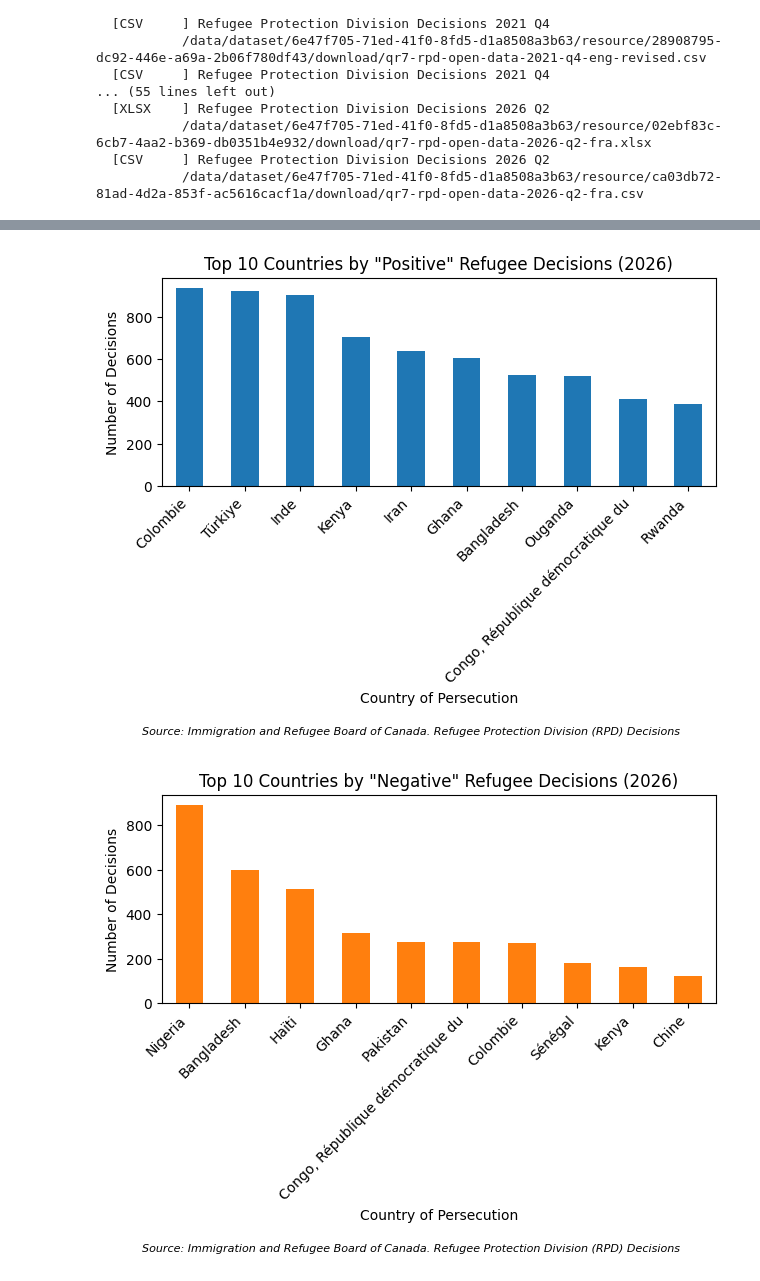
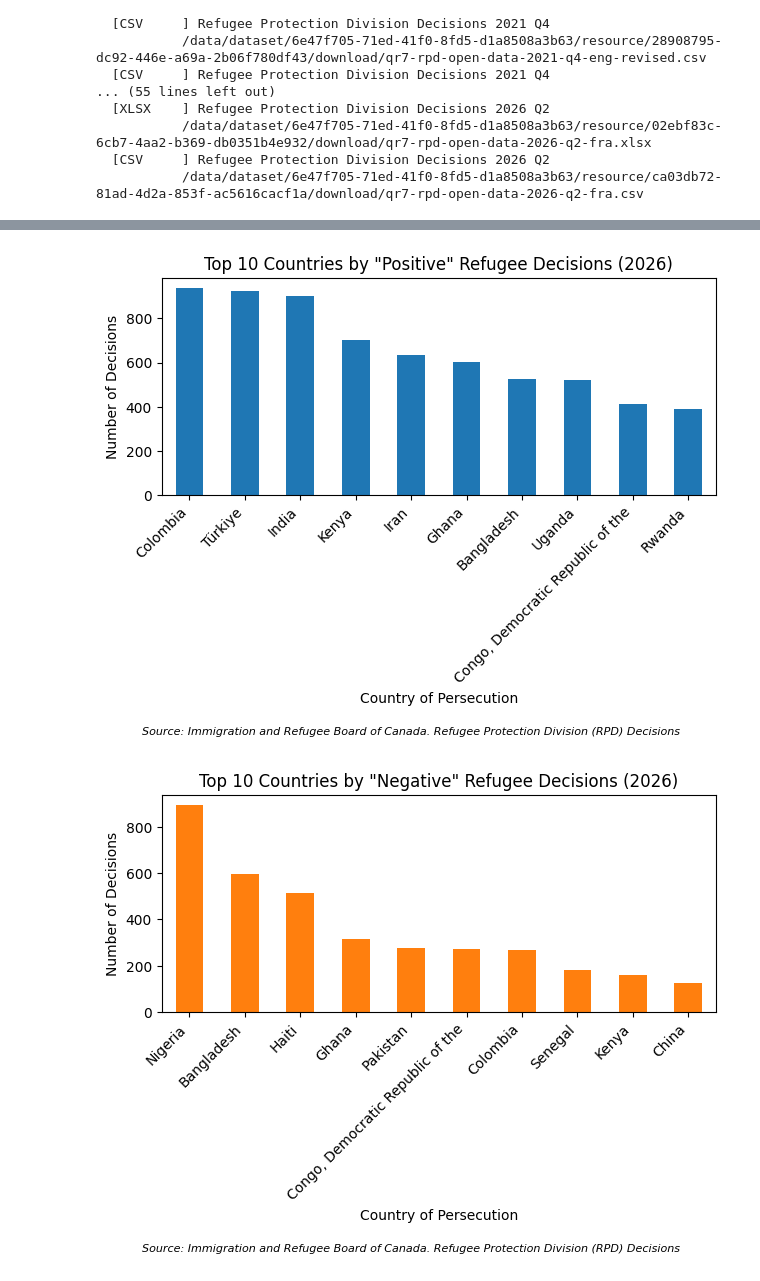
Before and after one commit to yrmo/gcinfo, a Jupyter notebook: refugee-protection-division-decisions.ipynb, the cells around one changed output, grey strips where cells are left out. Drawn from its saved outputs; the diff is of its cells as text; code cells hidden in the pictures.

Commit message:
Fix #2: Use English dataset in refugee protection decisions notebook

```diff
--- a/refugee-protection-division-decisions.ipynb
+++ b/refugee-protection-division-decisions.ipynb
@@ -21,5 +21,5 @@ Citation: Immigration and Refugee Board of Canada. Refugee Protection Division (
   [CSV     ] Refugee Protection Division Decisions 2026 Q2
            /data/dataset/6e47f705-71ed-41f0-8fd5-d1a8508a3b63/resource/ca03db72-81ad-4d2a-853f-ac5616cacf1a/download/qr7-rpd-open-data-2026-q2-fra.csv
 # %%
-df = gcinfo.download_csv("https://open.canada.ca/data/dataset/6e47f705-71ed-41f0-8fd5-d1a8508a3b63/resource/ca03db72-81ad-4d2a-853f-ac5616cacf1a/download/qr7-rpd-open-data-2026-q2-fra.csv")
+df = gcinfo.download_csv("https://open.canada.ca/data/dataset/6e47f705-71ed-41f0-8fd5-d1a8508a3b63/resource/ac04e37f-54b4-4c27-874f-0eda1bf87ff4/download/qr7-rpd-open-data-2026-q2-eng.csv")
 # %% [output]
@@ -27,4 +27,4 @@ Using cached file: cache\qr7-rpd-open-data-2026-q2-fra.csv
 # %%
-df_2026 = df[df["Année"] == 2026]
+df_2026 = df[df["Year"] == 2026]
 df_2026
 # %% [output]
@@ -44,23 +44,20 @@ df_2026
 # %%
 import matplotlib.pyplot as plt
 import pandas as pd
-
-# Assumes df_2026 already exists with columns:
-# Pays de persécution, Année, Résultats, Total
 
 df_plot = df_2026.copy()
 df_plot["Total"] = pd.to_numeric(df_plot["Total"], errors="coerce").fillna(0)
 
 pivot = df_plot.pivot_table(
-    index="Pays de persécution",
-    columns="Résultats",
+    index="Country of Persecution",
+    columns="Outcome",
     values="Total",
     aggfunc="sum",
     fill_value=0
 )
 
 # Ensure the three result columns exist
-for col in ["Positive", "Négative", "Autre"]:
+for col in ["Positive", "Negative", "Other"]:
     if col not in pivot.columns:
         pivot[col] = 0
 
@@ -88,7 +85,7 @@ plt.tight_layout()
 plt.show()
 
 # ---------- Plot 2: Top 10 by Négative ----------
-top_negative = pivot["Négative"].sort_values(ascending=False).head(10)
+top_negative = pivot["Negative"].sort_values(ascending=False).head(10)
 
 fig, ax = plt.subplots()
 top_negative.plot(kind="bar", ax=ax, color="C1")
@@ -105,33 +102,33 @@ plt.figtext(
     style="italic"
 )
 
 plt.subplots_adjust(bottom=0.3)
 plt.xticks(rotation=45, ha="right")
 plt.tight_layout()
 plt.show()
 
 # ---------- Plot 3: Top 10 by Autre ----------
-top_autre = pivot["Autre"].sort_values(ascending=False).head(10)
+top_autre = pivot["Other"].sort_values(ascending=False).head(10)
 
 fig, ax = plt.subplots()
 top_autre.plot(kind="bar", ax=ax, color="C2")
 
 ax.set_title('Top 10 Countries by "Other" Refugee Decisions (2026)')
 ax.set_xlabel("Country of Persecution")
 ax.set_ylabel("Number of Decisions")
 
 plt.figtext(
     0.5, -0.03,
     "Source: Immigration and Refugee Board of Canada. Refugee Protection Division (RPD) Decisions",
     ha="center",
     fontsize=8,
     style="italic"
 )
 
 plt.subplots_adjust(bottom=0.3)
 plt.xticks(rotation=45, ha="right")
 plt.tight_layout()
 plt.show()
 # %% [output]
-[figure, old version]
+[figure, new version]
-[figure, old version]
+[figure, new version]
```
Also changed, not shown: parts of 3 cells of this notebook.
